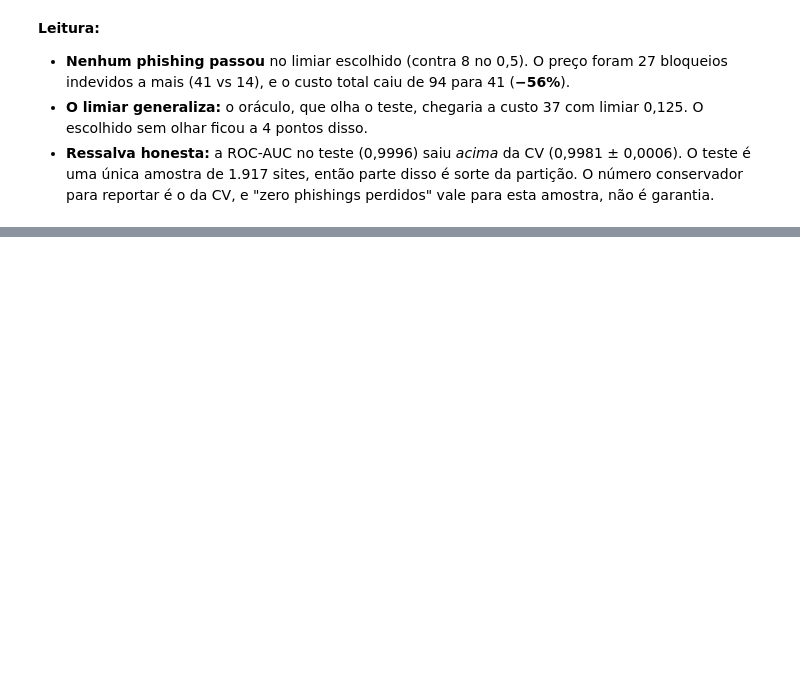
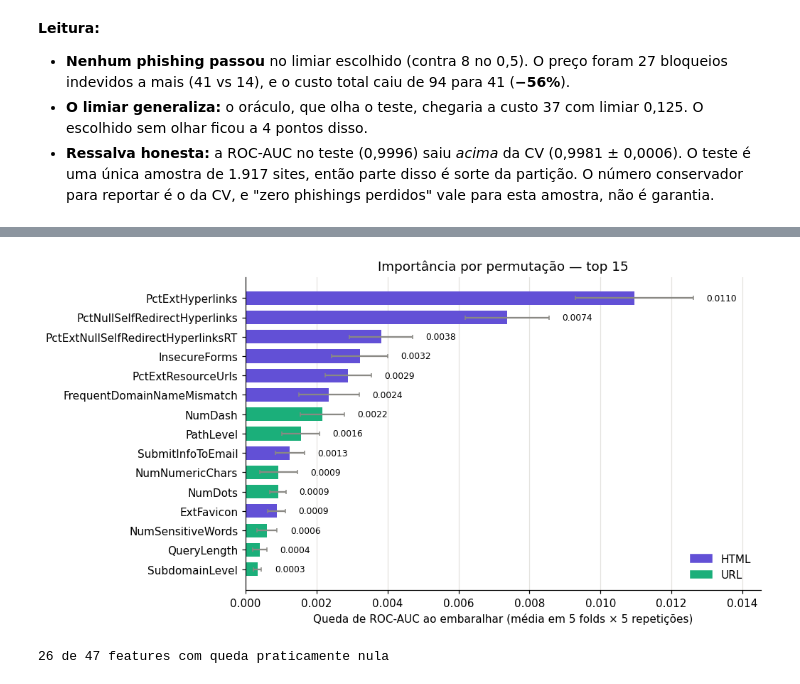
Before and after one commit to IsaqueCosta1/Phishing_Detector, a Jupyter notebook: notebooks/02_modelagem_e_avaliacao.ipynb, the cells around one changed output, grey strips where cells are left out. Cells and saved outputs as stored; diff of their text form; code cells hidden in the pictures; blank space fills up the shorter version.

```diff
--- a/notebooks/02_modelagem_e_avaliacao.ipynb
+++ b/notebooks/02_modelagem_e_avaliacao.ipynb
@@ -19,12 +20,15 @@ import matplotlib.pyplot as plt
 import numpy as np
 import pandas as pd
 
-from phishing import config, data, evaluate, train
+import shap
+
+from phishing import config, data, evaluate, interpret, models, train
 
 plt.rcParams.update({"figure.dpi": 110, "axes.spines.top": False,
                      "axes.spines.right": False, "axes.grid": True,
                      "grid.color": "#e4e3df", "axes.axisbelow": True})
 AZUL, LARANJA, CINZA = "#2a78d6", "#eb6834", "#8a8984"
+AQUA, VIOLETA = "#1baf7a", "#6250d6"   # grupos de features: URL, HTML
 
 df_limpo, audit = data.clean(data.load_raw())
 X_tr, X_te, y_tr, y_te = data.split(df_limpo)
@@ -248,0 +270,26 @@ plt.show()
+# %%
+importancia = interpret.permutation_importance_cv(
+    models.get_candidates()[config.FINAL_MODEL], X_tr, y_tr)
+
+top = importancia.head(15).iloc[::-1]
+eh_url = top["feature"].isin(config.URL_FEATURES)
+
+fig, ax = plt.subplots(figsize=(8.5, 5.2))
+barras = ax.barh(top["feature"], top["queda_media"], xerr=top["queda_std"],
+                 color=np.where(eh_url, AQUA, VIOLETA), ecolor=CINZA,
+                 capsize=2, height=0.7)
+ax.bar_label(barras, fmt="%.4f", padding=12, fontsize=8)
+ax.legend(handles=[plt.Rectangle((0, 0), 1, 1, color=VIOLETA, label="HTML"),
+                   plt.Rectangle((0, 0), 1, 1, color=AQUA, label="URL")],
+          frameon=False, loc="lower right")
+ax.set(xlabel="Queda de ROC-AUC ao embaralhar (média em 5 folds × 5 repetições)",
+       title="Importância por permutação — top 15")
+ax.grid(axis="y", visible=False)
+ax.margins(x=0.15)
+plt.show()
+
+quase_zero = (importancia["queda_media"] <= 1e-4).sum()
+print(f"{quase_zero} de {len(importancia)} features com queda praticamente nula")
+# %% [output]
+[figure, added]
+26 de 47 features com queda praticamente nula
```
Also changed, not shown: parts of 13 cells of this notebook, 7 other files.
